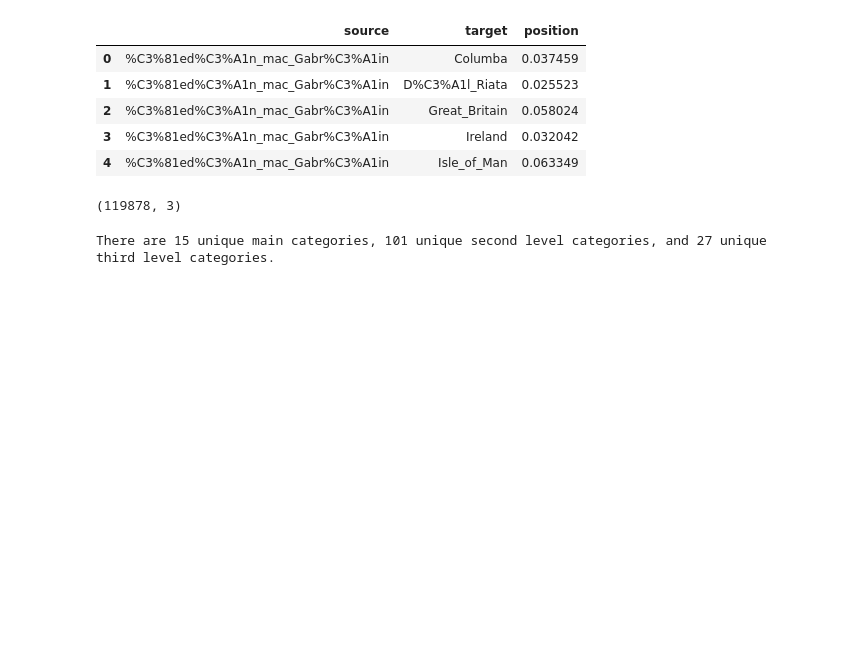
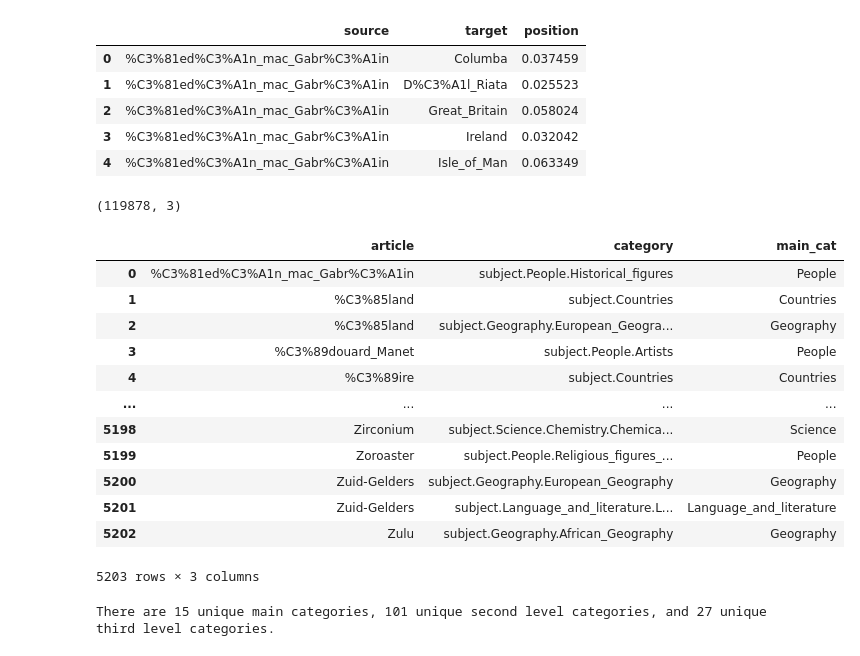
Before and after one commit to epfl-ada/ada-2023-project-epfldatadynamos, a Jupyter notebook: P3.ipynb, the cells around one changed output. Cells and saved outputs as stored; diff of their text form; code cells hidden in the pictures; blank space fills up the shorter version.

```diff
--- a/P3.ipynb
+++ b/P3.ipynb
@@ -196,14 +187,33 @@ link_network_pos.shape
 # %%
 # Identify main categories and sublevels of categories:
 main_cat_set = set()
 sec_cat_set = set()
 thrd_cat_set = set()
 
+main_cats = []
+
 for cat in categories['category']:
     levels = cat.split('.')
     if len(levels) > 1:
         main_cat_set.add(levels[1])
+        main_cats.append(levels[1])
     if len(levels) > 2:
         sec_cat_set.add(levels[2])
     if len(levels) > 3:
         thrd_cat_set.add(levels[3])
+categories['main_cat'] = main_cats
+categories
+# %% [output]
+|  | article | category | main_cat |
+| 0 | %C3%81ed%C3%A1n_mac_Gabr%C3%A1in | subject.People.Historical_figures | People |
+| 1 | %C3%85land | subject.Countries | Countries |
+| 2 | %C3%85land | subject.Geography.European_Geogra... | Geography |
+| 3 | %C3%89douard_Manet | subject.People.Artists | People |
+| 4 | %C3%89ire | subject.Countries | Countries |
+| ... | ... | ... | ... |
+| 5198 | Zirconium | subject.Science.Chemistry.Chemica... | Science |
+| 5199 | Zoroaster | subject.People.Religious_figures_... | People |
+| 5200 | Zuid-Gelders | subject.Geography.European_Geography | Geography |
+| 5201 | Zuid-Gelders | subject.Language_and_literature.L... | Language_and_literature |
+| 5202 | Zulu | subject.Geography.African_Geography | Geography |
+5203 rows × 3 columns
```
Also changed, not shown: parts of 30 cells of this notebook.
